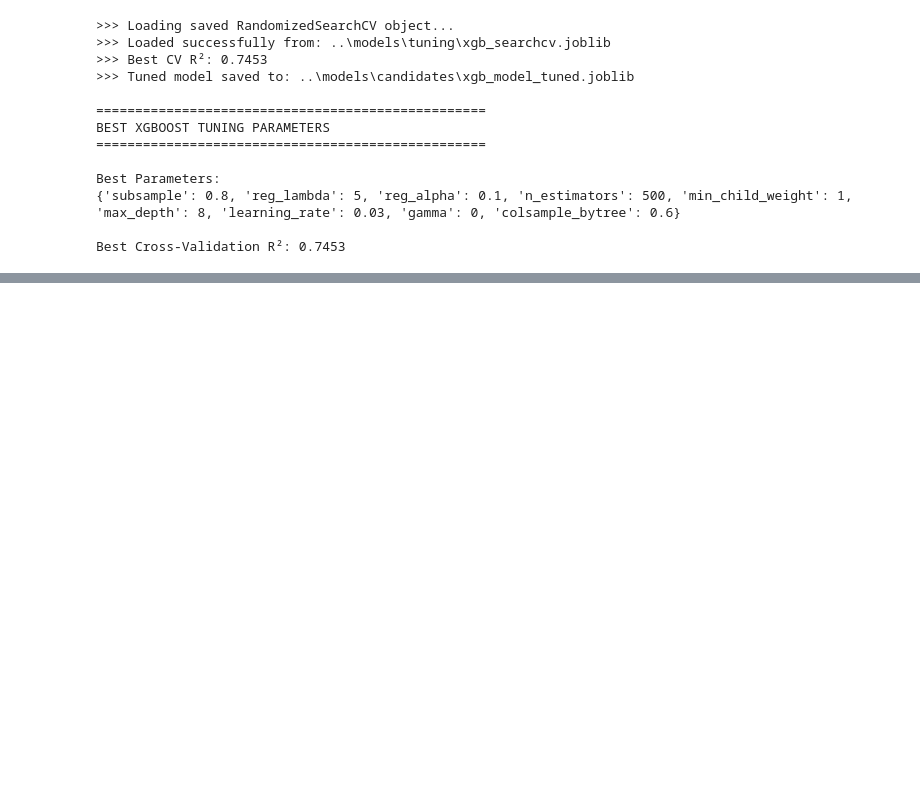
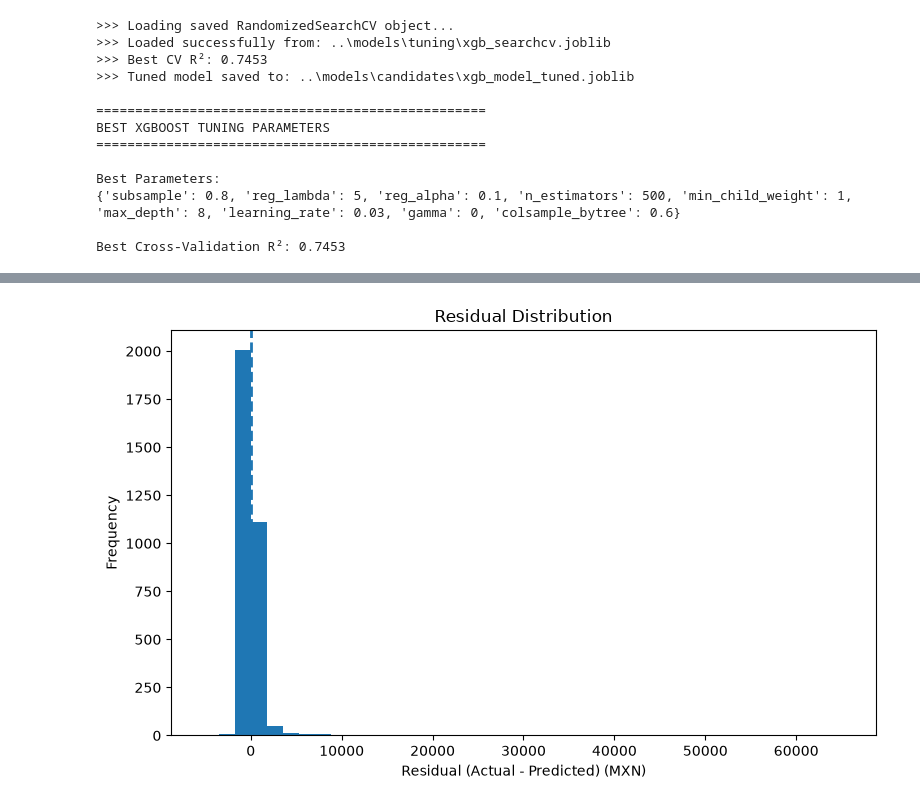
Before and after one commit to josue-rdgzcb/airbnb-price-prediction-mexico-city, a Jupyter notebook: notebooks/03_modeling.ipynb, the cells around one changed output, grey strips where cells are left out. Drawn from its saved outputs; the diff is of its cells as text; code cells hidden in the pictures; blank space fills up the shorter version.

```diff
--- a/notebooks/03_modeling.ipynb
+++ b/notebooks/03_modeling.ipynb
@@ -1269,0 +1462,31 @@ Std R² R2:  0.0118
+# %%
+# RESIDUAL DISTRIBUTION
+
+# Compute residuals in the original price scale
+residuals = y_test_real - y_pred_real
+
+# Create figure
+plt.figure(figsize=(8, 5))
+
+# Histogram of residuals
+plt.hist(
+    residuals,
+    bins=40
+)
+
+# Reference line at zero
+plt.axvline(
+    x=0,
+    linestyle="--",
+    linewidth=2
+)
+
+# Labels
+plt.title("Residual Distribution")
+plt.xlabel("Residual (Actual - Predicted) (MXN)")
+plt.ylabel("Frequency")
+
+plt.tight_layout()
+plt.show()
+# %% [output]
+[figure, added]
```
Also changed, not shown: parts of 23 cells of this notebook.
